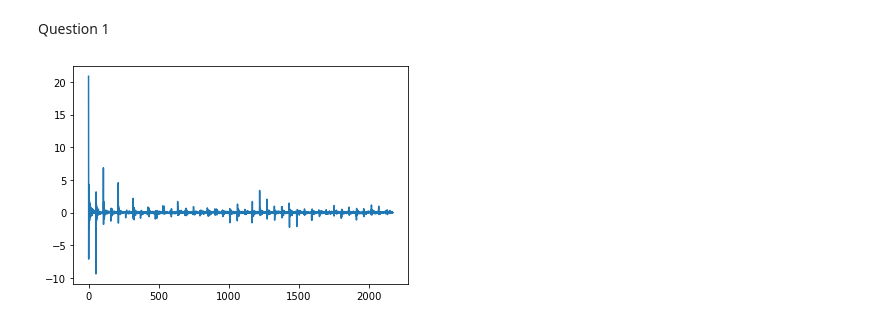
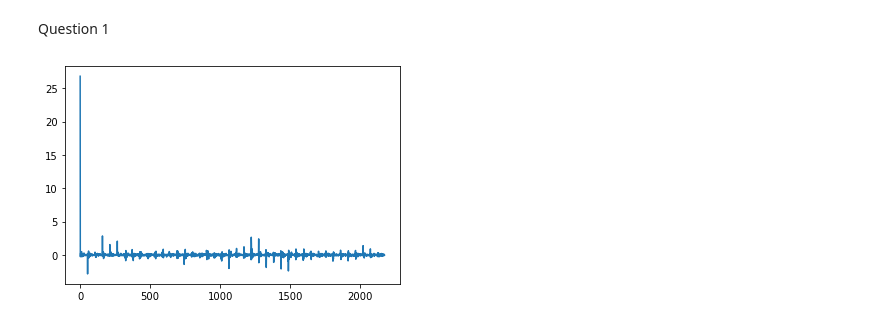
Before and after one commit to NSC508/AMATH-482, a Jupyter notebook: Homework Assignments/Homework 5/HW5.ipynb, the cells around one changed output. Saved outputs shown, nothing was run; the diff lists cells and outputs as text; code cells hidden in the pictures.

```diff
--- a/Homework Assignments/Homework 5/HW5.ipynb
+++ b/Homework Assignments/Homework 5/HW5.ipynb
@@ -90,8 +90,8 @@ Question 1
 # %%
 DCT = construct_DCT_Mat(53, 41)
 iDCT = construct_iDCT_Mat(53, 41)
-DCT_F = np.matmul(img.flatten(), DCT)
+DCT_F = np.dot(DCT, img.flatten())
 fig, ax = plt.subplots()
-ax.plot(DCT_F);
+ax.plot(np.copy(DCT_F));
 # %% [output]
-[figure, old version]
+[figure, new version]
```
Also changed, not shown: parts of 7 cells of this notebook.
